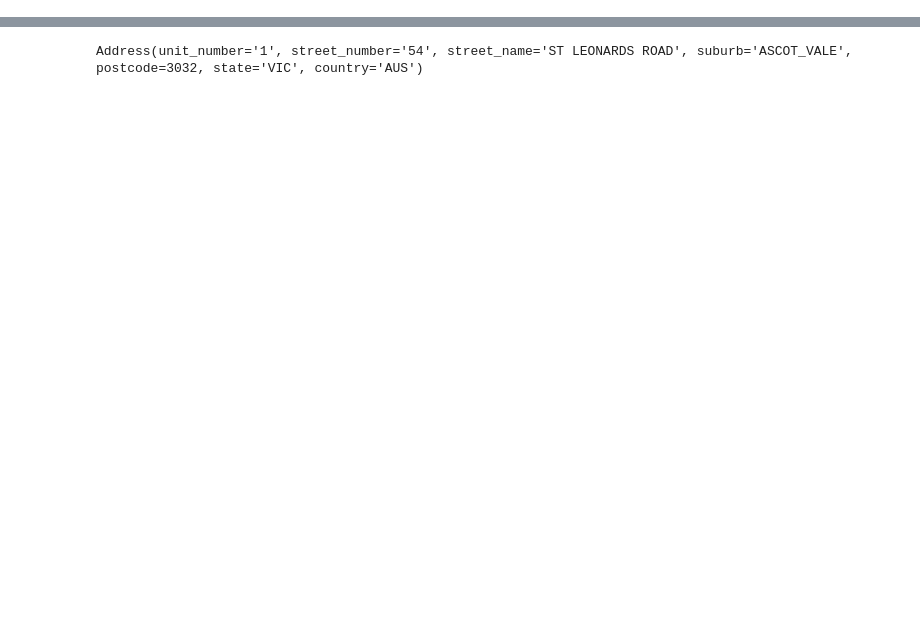
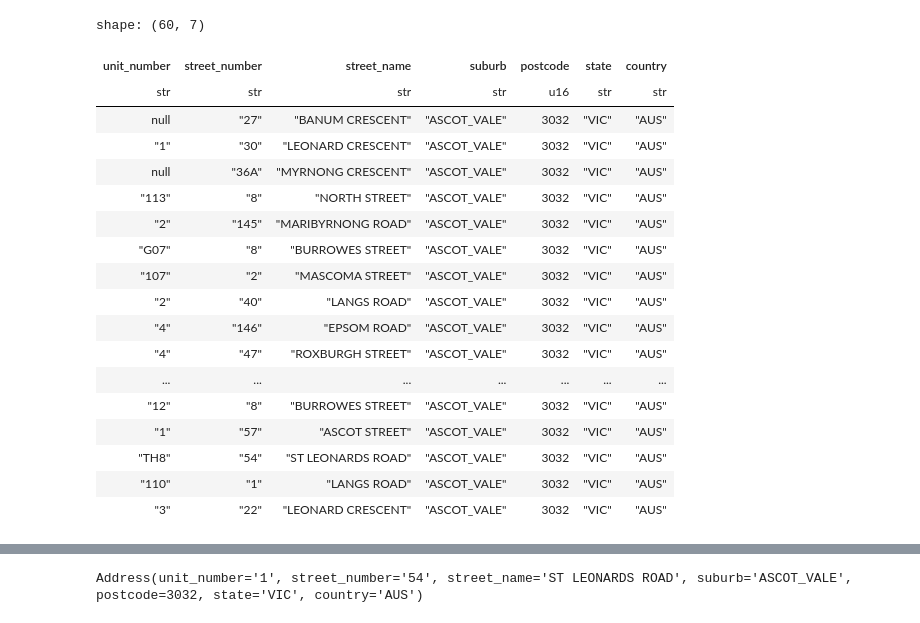
Before and after one commit to Andre-Medina/property_models, a Jupyter notebook: experiments/01_checking_site_contents/02.1_old_listings_full_test.ipynb, the cells around one changed output, grey strips where cells are left out. Cells and saved outputs as stored; diff of their text form; code cells hidden in the pictures; blank space fills up the shorter version.

```diff
--- a/experiments/01_checking_site_contents/02.1_old_listings_full_test.ipynb
+++ b/experiments/01_checking_site_contents/02.1_old_listings_full_test.ipynb
@@ -43,3 +51,25 @@ Enough pages
+# %%
+property_infos.select("address").unnest("address").sample(60)
+# %% [output]
+shape: (60, 7)
+| unit_number | street_number | street_name | suburb | postcode | state | country |
+| str | str | str | str | u16 | str | str |
+| null | "27" | "BANUM CRESCENT" | "ASCOT_VALE" | 3032 | "VIC" | "AUS" |
+| "1" | "30" | "LEONARD CRESCENT" | "ASCOT_VALE" | 3032 | "VIC" | "AUS" |
+| null | "36A" | "MYRNONG CRESCENT" | "ASCOT_VALE" | 3032 | "VIC" | "AUS" |
+| "113" | "8" | "NORTH STREET" | "ASCOT_VALE" | 3032 | "VIC" | "AUS" |
+| "2" | "145" | "MARIBYRNONG ROAD" | "ASCOT_VALE" | 3032 | "VIC" | "AUS" |
+| "G07" | "8" | "BURROWES STREET" | "ASCOT_VALE" | 3032 | "VIC" | "AUS" |
+| "107" | "2" | "MASCOMA STREET" | "ASCOT_VALE" | 3032 | "VIC" | "AUS" |
+| "2" | "40" | "LANGS ROAD" | "ASCOT_VALE" | 3032 | "VIC" | "AUS" |
+| "4" | "146" | "EPSOM ROAD" | "ASCOT_VALE" | 3032 | "VIC" | "AUS" |
+| "4" | "47" | "ROXBURGH STREET" | "ASCOT_VALE" | 3032 | "VIC" | "AUS" |
+| ... | ... | ... | ... | ... | ... | ... |
+| "12" | "8" | "BURROWES STREET" | "ASCOT_VALE" | 3032 | "VIC" | "AUS" |
+| "1" | "57" | "ASCOT STREET" | "ASCOT_VALE" | 3032 | "VIC" | "AUS" |
+| "TH8" | "54" | "ST LEONARDS ROAD" | "ASCOT_VALE" | 3032 | "VIC" | "AUS" |
+| "110" | "1" | "LANGS ROAD" | "ASCOT_VALE" | 3032 | "VIC" | "AUS" |
+| "3" | "22" | "LEONARD CRESCENT" | "ASCOT_VALE" | 3032 | "VIC" | "AUS" |
 # %%
 import polars as pl
 
```
Also changed, not shown: parts of 5 cells of this notebook, 7 other files.
